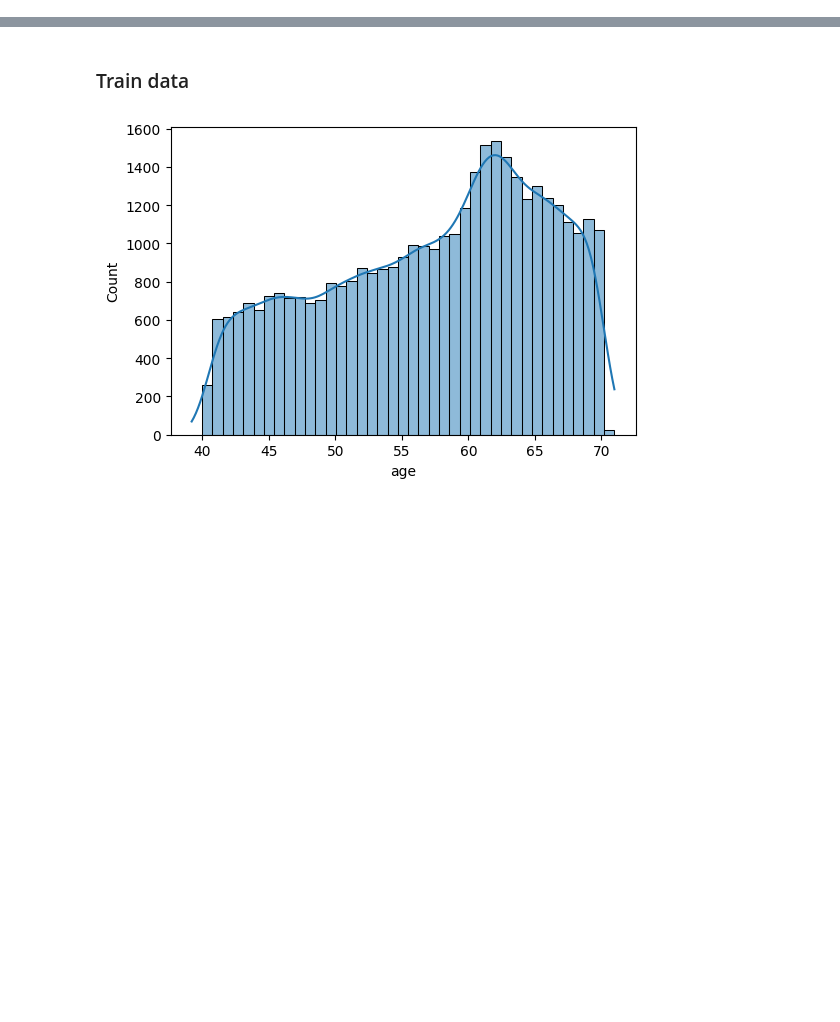
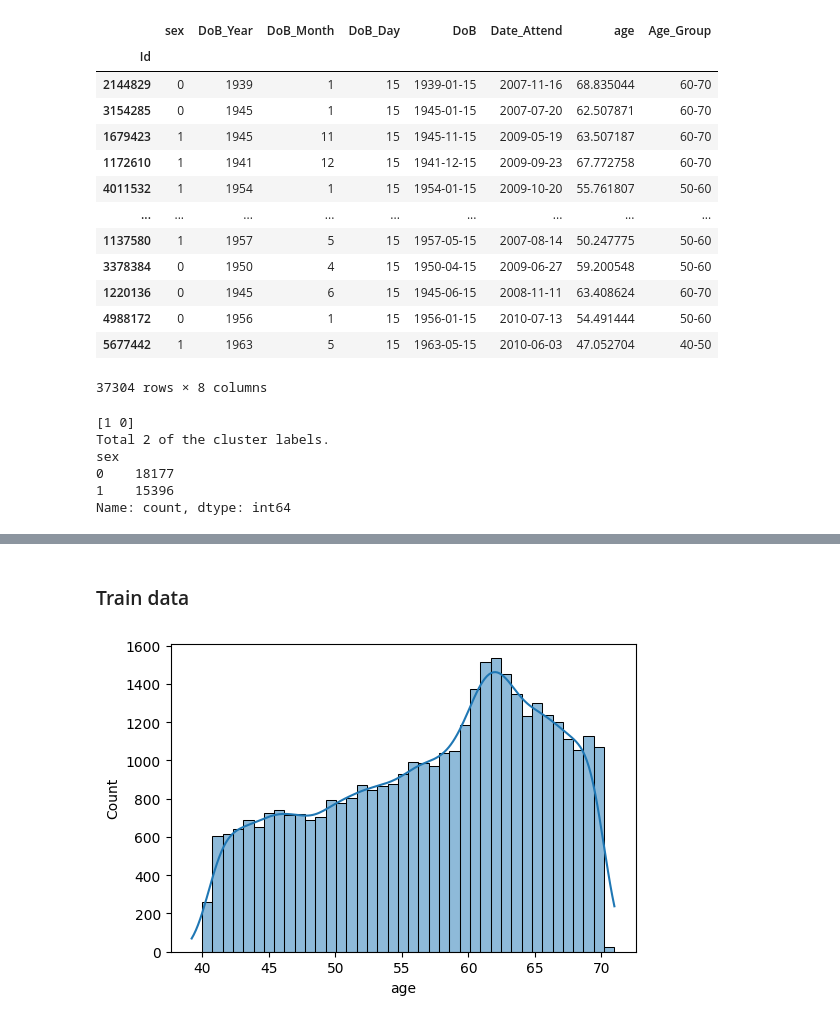
Before and after one commit to Skyer19/code, a Jupyter notebook: datasetAnalysis.ipynb, the cells around one changed output, grey strips where cells are left out. Drawn from its saved outputs; the diff is of its cells as text; code cells hidden in the pictures; blank space fills up the shorter version.

```diff
--- a/age_prediction/datasetAnalysis.ipynb
+++ b/datasetAnalysis.ipynb
@@ -6,3 +7,20 @@ import scanpy as sc
 # %%
 adata = sc.read("/data/mr423/project/data/3-OLINK_data_train_withOutlier_all.h5ad")
 adata_test = sc.read("/data/mr423/project/data/3-OLINK_data_test_withOutlier_all.h5ad")
+# %%
+adata.obs
+# %% [output]
+|  | sex | DoB_Year | DoB_Month | DoB_Day | DoB | Date_Attend | age | Age_Group |
+| Id |  |  |  |  |  |  |  |  |
+| 2144829 | 0 | 1939 | 1 | 15 | 1939-01-15 | 2007-11-16 | 68.835044 | 60-70 |
+| 3154285 | 0 | 1945 | 1 | 15 | 1945-01-15 | 2007-07-20 | 62.507871 | 60-70 |
+| 1679423 | 1 | 1945 | 11 | 15 | 1945-11-15 | 2009-05-19 | 63.507187 | 60-70 |
+| 1172610 | 1 | 1941 | 12 | 15 | 1941-12-15 | 2009-09-23 | 67.772758 | 60-70 |
+| 4011532 | 1 | 1954 | 1 | 15 | 1954-01-15 | 2009-10-20 | 55.761807 | 50-60 |
+| ... | ... | ... | ... | ... | ... | ... | ... | ... |
+| 1137580 | 1 | 1957 | 5 | 15 | 1957-05-15 | 2007-08-14 | 50.247775 | 50-60 |
+| 3378384 | 0 | 1950 | 4 | 15 | 1950-04-15 | 2009-06-27 | 59.200548 | 50-60 |
+| 1220136 | 0 | 1945 | 6 | 15 | 1945-06-15 | 2008-11-11 | 63.408624 | 60-70 |
+| 4988172 | 0 | 1956 | 1 | 15 | 1956-01-15 | 2010-07-13 | 54.491444 | 50-60 |
+| 5677442 | 1 | 1963 | 5 | 15 | 1963-05-15 | 2010-06-03 | 47.052704 | 40-50 |
+37304 rows × 8 columns
@@ -8,0 +31,16 @@ adata_test = sc.read("/data/mr423/project/data/3-OLINK_data_test_withOutlier_all
+# %%
+unique_clusters = X_train['sex'].unique()
+
+print(unique_clusters)
+num_clusters = len(unique_clusters)
+print(f"Total {num_clusters} of the cluster labels.")
+
+cluster_sizes = X_train['sex'].value_counts()
+print(cluster_sizes)
+# %% [output]
+[1 0]
+Total 2 of the cluster labels.
+sex
+0    18177
+1    15396
+Name: count, dtype: int64
```
Also changed, not shown: parts of 5 cells of this notebook, 29 other files.
